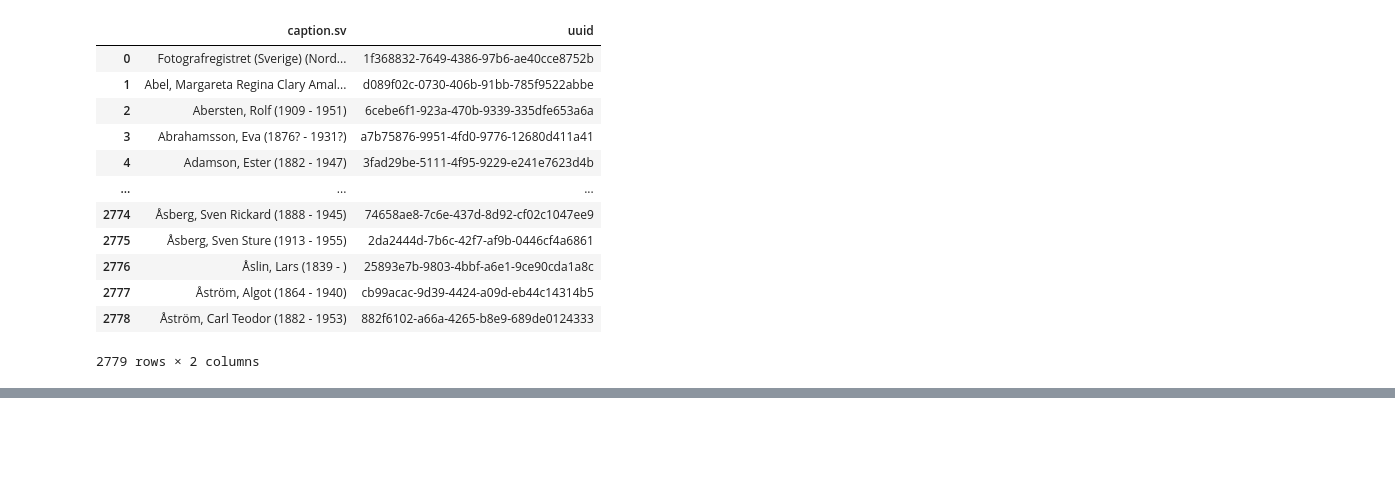
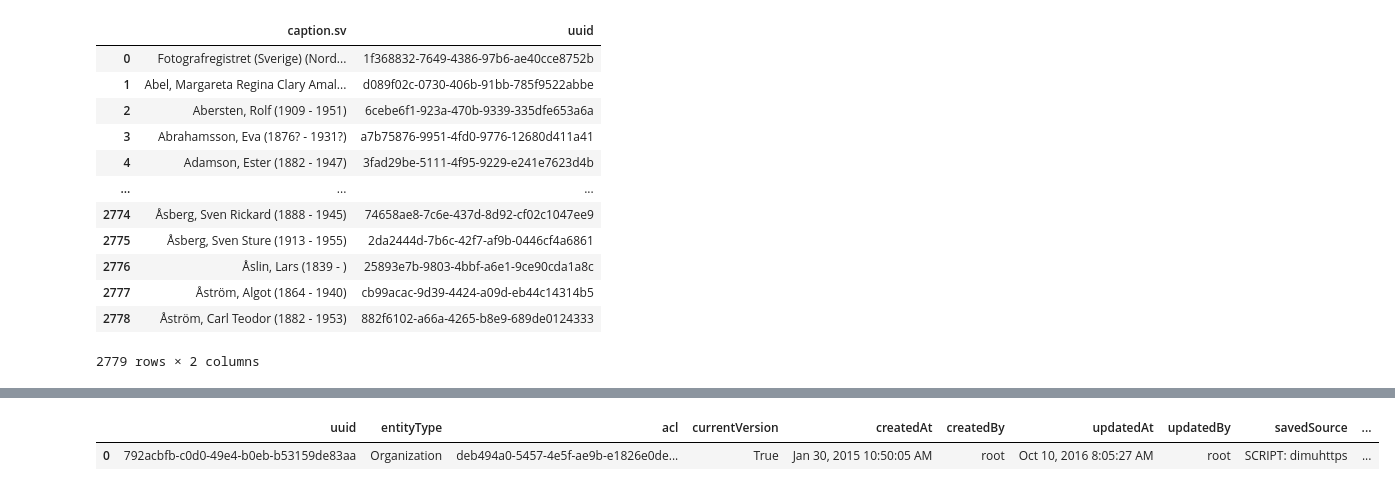
Before and after one commit to perrohdin/Bildhistoria-Masterdata-och-Wikidata, a Jupyter notebook: Notebook/Kulturnav Fotografifirmor.ipynb, the cells around one changed output, grey strips where cells are left out. Drawn from its saved outputs; the diff is of its cells as text; code cells hidden in the pictures; blank space fills up the shorter version.

```diff
--- a/Notebook/Kulturnav Fotografifirmor.ipynb
+++ b/Notebook/Kulturnav Fotografifirmor.ipynb
@@ -122,0 +132,11 @@ dfFotograf[{"caption.sv","uuid"}].to_csv("kulturnav_fotografer.csv",index=False)
+# %%
+testperson = "48fd203b-2b93-4b0e-89a4-64e0a4509ce0"
+testcompany = "792acbfb-c0d0-49e4-b0eb-b53159de83aa"
+apicall ="https://kulturnav.org/"
+# %%
+r = http.request('GET', apicall+testperson+".json")
+try:
+    data = json.loads(r.data)
+#    dfPerson = pd.json_normalize(data,max_level=3)
+    dfPerson = pd.json_normalize(data)
+except Exception as e: print(e)
@@ -122,0 +168,11 @@ dfFotograf[{"caption.sv","uuid"}].to_csv("kulturnav_fotografer.csv",index=False)
+# %%
+r = http.request('GET', apicall+testcompany+".json")
+try:
+    data = json.loads(r.data)
+    dfCompany = pd.json_normalize(data)
+except Exception as e: print(e)
+# %%
+dfCompany
+# %% [output]
+|  | uuid | entityType | acl | currentVersion | createdAt | createdBy | updatedAt | updatedBy | savedSource | ... |
+| 0 | 792acbfb-c0d0-49e4-b0eb-b53159de83aa | Organization | deb494a0-5457-4e5f-ae9b-e1826e0de... | True | Jan 30, 2015 10:50:05 AM | root | Oct 10, 2016 8:05:27 AM | root | SCRIPT: dimuhttps | ... |
```
Also changed, not shown: parts of 5 cells of this notebook.
